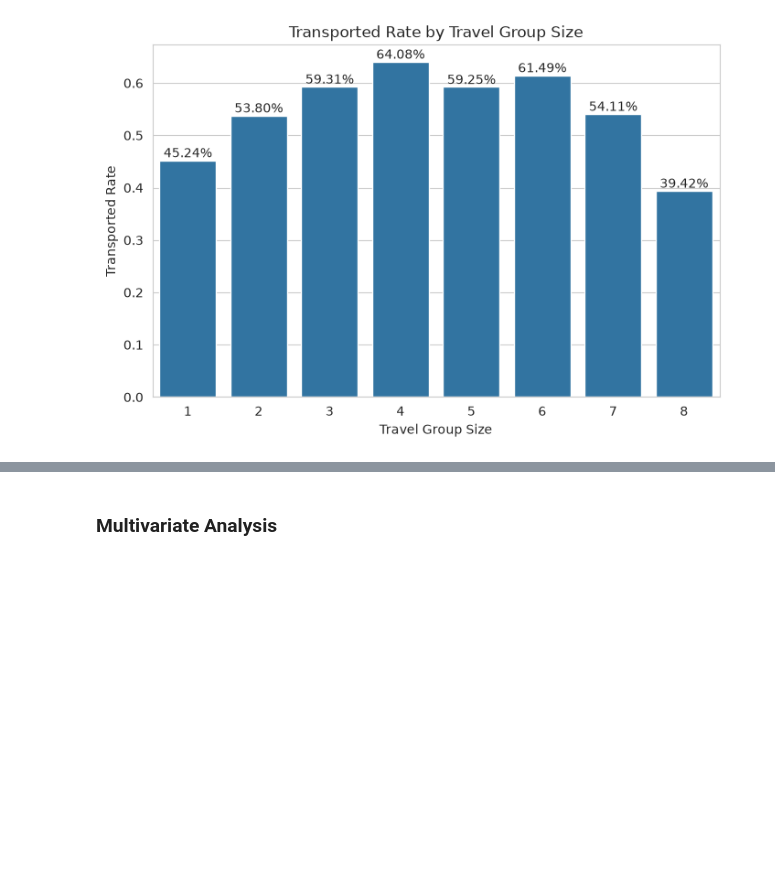
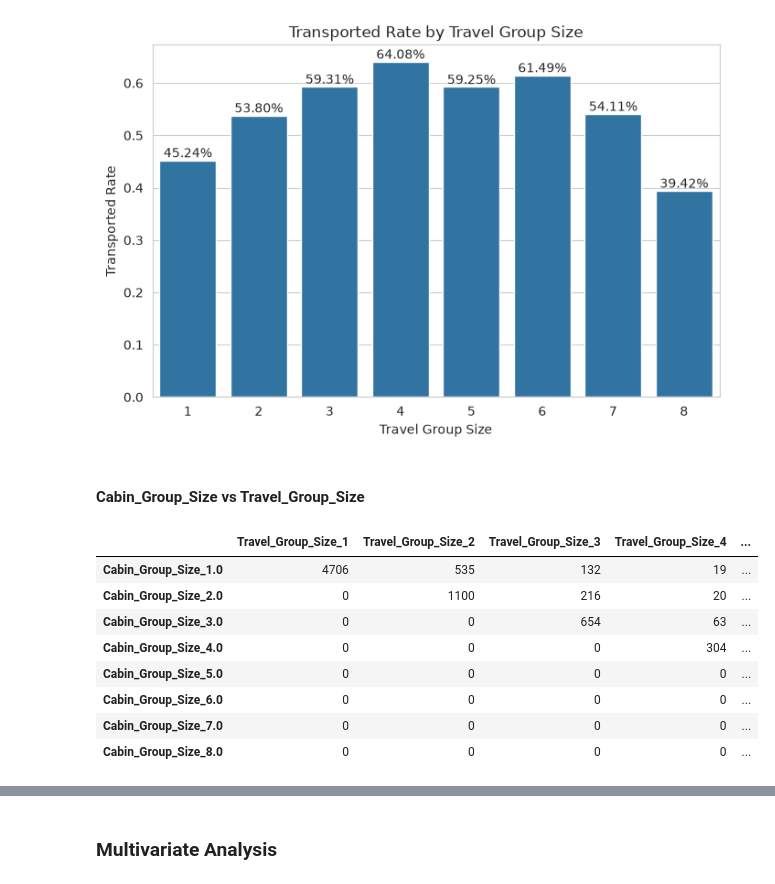
Before and after one commit to ash1ra/Spaceship-Titanic, a Jupyter notebook: notebooks/Spaceship Titanic v3.ipynb, the cells around one changed output, grey strips where cells are left out. Cells and saved outputs as stored; diff of their text form; code cells hidden in the pictures; blank space fills up the shorter version.

```diff
--- a/notebooks/Spaceship Titanic v3.ipynb
+++ b/notebooks/Spaceship Titanic v3.ipynb
@@ -1513,3 +1513,22 @@ ax.set_xlabel("Travel Group Size")
 plt.show()
 # %% [output]
 [figure]
+# %% [markdown]
+#### Cabin_Group_Size vs Travel_Group_Size
+# %%
+groups_crosstab = pd.crosstab(index=df["Cabin_Group_Size"], columns=df["Travel_Group_Size"])
+groups_crosstab = groups_crosstab.rename(
+    index={i: f"Cabin_Group_Size_{i}" for i in groups_crosstab.index},
+    columns={c: f"Travel_Group_Size_{c}" for c in groups_crosstab.columns},
+).rename_axis(index=None, columns=None)
+groups_crosstab
+# %% [output]
+|  | Travel_Group_Size_1 | Travel_Group_Size_2 | Travel_Group_Size_3 | Travel_Group_Size_4 | ... |
+| Cabin_Group_Size_1.0 | 4706 | 535 | 132 | 19 | ... |
+| Cabin_Group_Size_2.0 | 0 | 1100 | 216 | 20 | ... |
+| Cabin_Group_Size_3.0 | 0 | 0 | 654 | 63 | ... |
+| Cabin_Group_Size_4.0 | 0 | 0 | 0 | 304 | ... |
+| Cabin_Group_Size_5.0 | 0 | 0 | 0 | 0 | ... |
+| Cabin_Group_Size_6.0 | 0 | 0 | 0 | 0 | ... |
+| Cabin_Group_Size_7.0 | 0 | 0 | 0 | 0 | ... |
+| Cabin_Group_Size_8.0 | 0 | 0 | 0 | 0 | ... |
```
Also changed, not shown: parts of 3 cells of this notebook.
